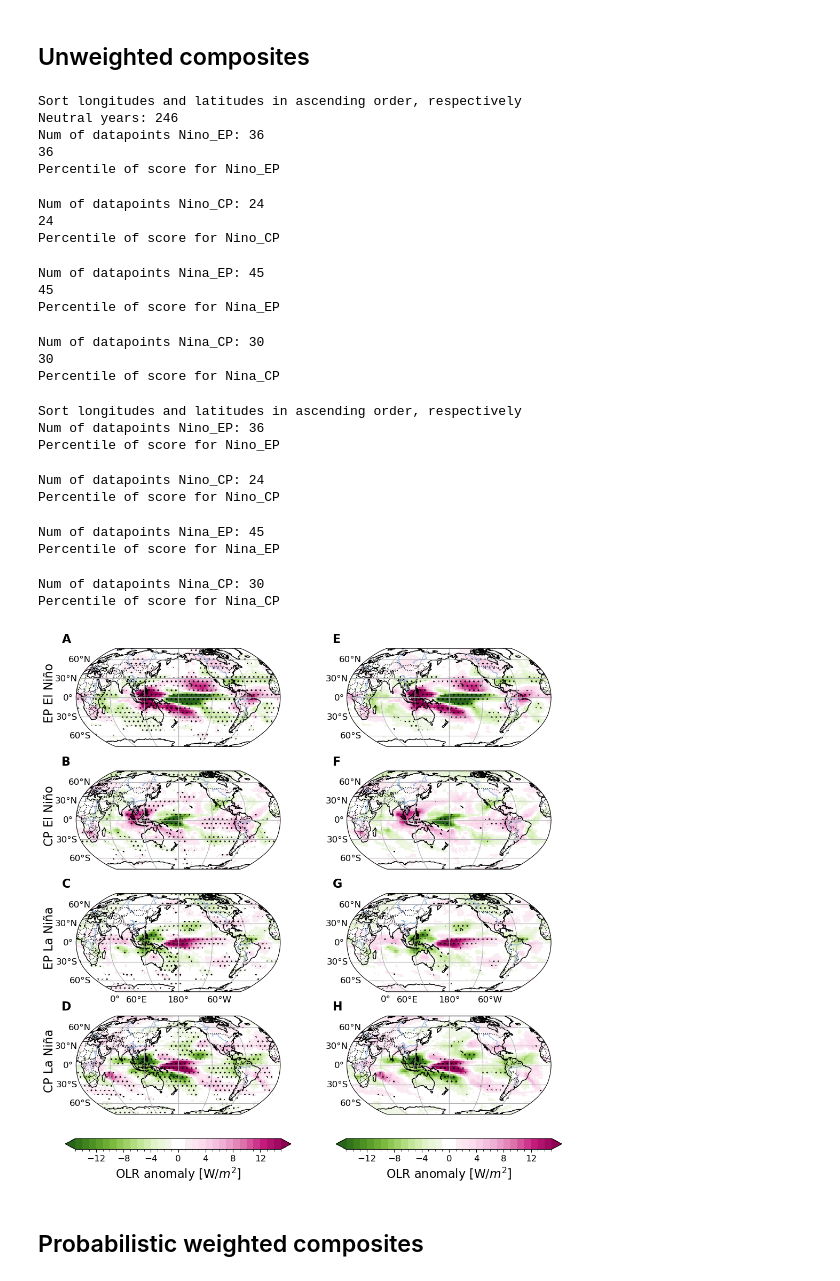
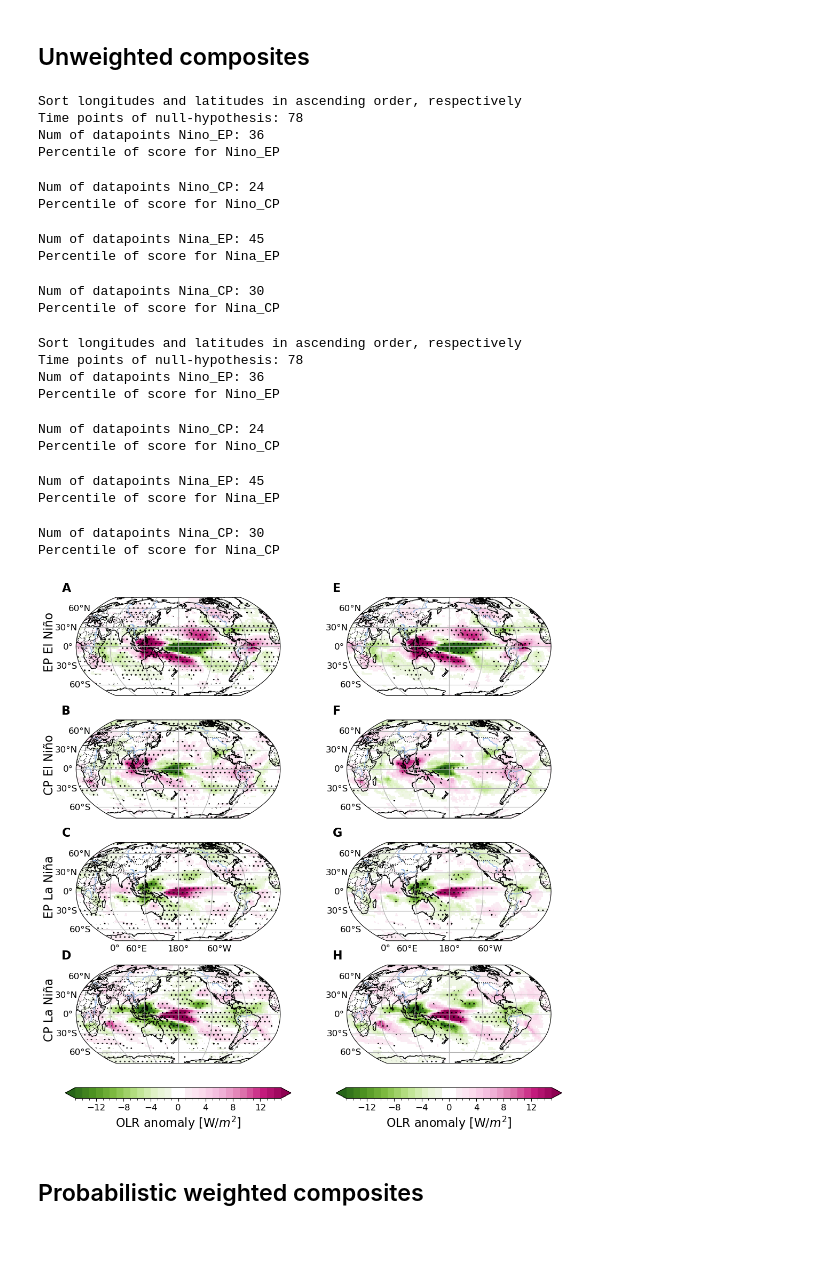
Before and after one commit to jakob-schloer/LatentGMM, a Jupyter notebook: scripts/pcgmm_composites_statsignificance.ipynb, the cells around one changed output. Saved outputs shown, nothing was run; the diff lists cells and outputs as text; code cells hidden in the pictures; blank space fills up the shorter version.

```diff
--- a/scripts/pcgmm_composites_statsignificance.ipynb
+++ b/scripts/pcgmm_composites_statsignificance.ipynb
@@ -27,7 +27,7 @@ datapath = {
     'olr':    f"../data/reanalysis/monthly/ERA5/olr_era5_monthly_sp_1940-2022_2.5x2.5.nc",
 }
 
-da4comp_arr = []
+da4comp = {}
 for var in vars:
     print(f"Load {var}")
     temp = preproc.process_data(
@@ -37,8 +37,7 @@ for var in vars:
     )
     temp = temp[f"{var}a"]
     temp['time'] = np.array(temp['time'].data, dtype='datetime64[M]')
-    da4comp_arr.append(temp)
-ds4comp = xr.merge(da4comp_arr)
+    da4comp[f"{var}a"] = temp
 # %% [output]
 Load olr
 Sort longitudes and latitudes in ascending order, respectively
@@ -50,45 +49,42 @@ Detrend and compute anomalies:
 ## Unweighted composites
 # %%
 # Parameters
-n_samples_mean = 500
+n_samples_mean = 1000
 alpha = 0.05
-null_hypothesis = 'all'
+null_hypothesis = 'neutral'
 stattest = 'pos'
 # %%
 # Unweighted composites
 reload(utenso)
 multiple_testing= None
 composites_unweight, mask_unweight, composites_null, samples_null_unweight, pvalues_unweight = utenso.get_unweighted_composites(
-    ds4comp, f_sst, stattest=stattest, null_hypothesis=null_hypothesis,
+    da4comp, f_sst, stattest=stattest, null_hypothesis=null_hypothesis,
     n_samples_mean=n_samples_mean, n_samples_time=None, alpha=alpha,
     serial_data=False, multiple_testing=multiple_testing
 )
 # %% [output]
 Sort longitudes and latitudes in ascending order, respectively
-Neutral years: 246
+Time points of null-hypothesis: 78
 Num of datapoints Nino_EP: 36
-36
 Percentile of score for Nino_EP
 Num of datapoints Nino_CP: 24
-24
 Percentile of score for Nino_CP
 Num of datapoints Nina_EP: 45
-45
 Percentile of score for Nina_EP
 Num of datapoints Nina_CP: 30
-30
 Percentile of score for Nina_CP
 # %%
 # Unweighted composites
 reload(utenso)
 multiple_testing= 'dunn'
 composites_unweight_fieldcorr, mask_unweight_fieldcorr, composites_null, samples_null_unweight, pvalues_unweight = utenso.get_unweighted_composites(
-    ds4comp, f_sst, stattest=stattest, null_hypothesis=null_hypothesis,
+    da4comp, f_sst, stattest=stattest, null_hypothesis=null_hypothesis,
     n_samples_mean=n_samples_mean, n_samples_time=None, alpha=alpha,
     serial_data=False, multiple_testing=multiple_testing
 )
 # %% [output]
 Sort longitudes and latitudes in ascending order, respectively
+Time points of null-hypothesis: 78
 Num of datapoints Nino_EP: 36
 Percentile of score for Nino_EP
 Num of datapoints Nino_CP: 24
@@ -100,8 +96,8 @@ Percentile of score for Nina_CP
 # %%
 # Plot unweighted composites
 plotspec = {
-    'ssta': dict(cmap='RdBu_r', vmin=-1.5, vmax=1.5, step=.25, label='SST anomaly [K]'),
-    'ssha': dict(cmap='RdGy_r', vmin=-.15, vmax=.15, step=.025, label='SSH anomaly [m]'),
+    'ssta': dict(cmap='RdBu_r', vmin=-1.5, vmax=1.5, step=.1, label='SST anomaly [K]'),
+    'ssha': dict(cmap='RdGy_r', vmin=-.15, vmax=.15, step=.01, label='SSH anomaly [m]'),
     't2ma': dict(cmap='RdBu_r', vmin=None, vmax=None, step=.25, label='2m temperature anomaly'),
     'olra': dict(cmap='PiYG_r', vmin=-15, vmax=15, step=1, label=r'OLR anomaly [W/$m^2$]'),
 }
@@ -134,35 +130,35 @@ for j in range(n_columns):
                           bar='discrete', add_bar=False,
                           cmap=plotspec[var]['cmap'],
                           vmin=plotspec[var]['vmin'], vmax=plotspec[var]['vmax'],
                           step=plotspec[var]['step'], centercolor='#FFFFFF')
         gpl.significance_mask(mask_flavor, ax=ax,
                               central_longitude=0)
         # Remove labels
         im['gl'].top_labels = False
         im['gl'].right_labels = False
         if i+1 == n_rows-1:
             im['gl'].bottom_labels = True
         else:
             im['gl'].bottom_labels = False
 
         # Set number of significant points as title
         if j ==0:
             ax.text(-0.1, 0.55, rf"{labels[i]}", va='bottom', ha='center',
                     rotation='vertical', rotation_mode='anchor',
                     transform=ax.transAxes, fontsize=16)
         axs.append(ax)
 
     # Shared colorbar
     ax = fig.add_subplot(gs[-1, j])
     cbar = plt.colorbar(im['im'], orientation='horizontal', shrink=0.3,
                         cax=ax, extend='both')
     cbar.set_label(f"{plotspec[var]['label']}", size=16)
 
 _ = gpl.enumerate_subplots(np.array(axs), pos_x=-0.07, pos_y=1.06, fontsize=16)
 
-plt.savefig("../output/plots/olr_composites_unweighted_stats_numresampling.png", dpi=300, bbox_inches='tight')
+plt.savefig("../output/plots/olr_composites_unweighted_compare_multipletest.png", dpi=300, bbox_inches='tight')
 # %% [output]
-[figure, old version]
+[figure, new version]
 # %% [markdown]
 ## Probabilistic weighted composites
 # %%
```
Also changed, not shown: 3 other files.
